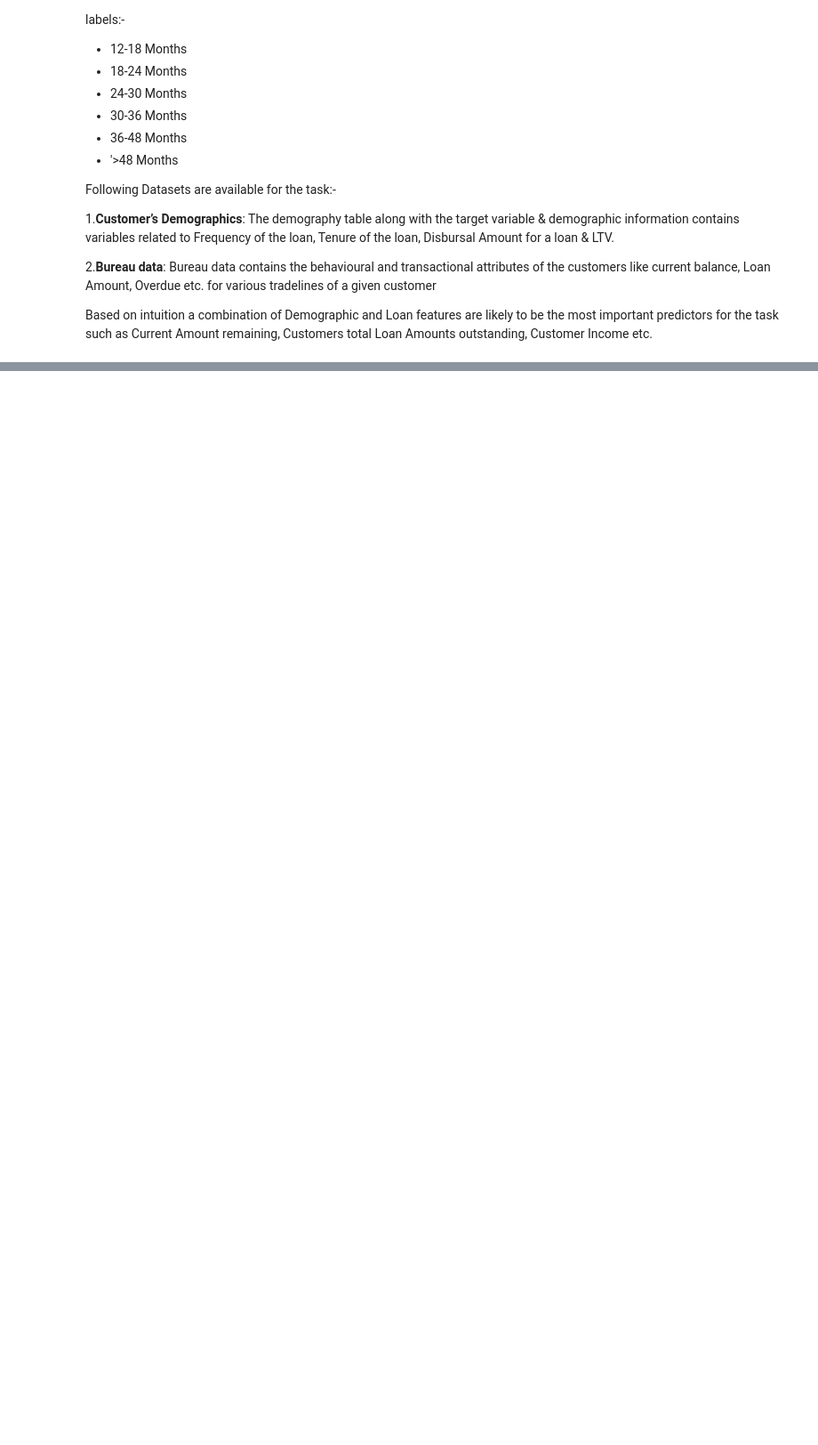
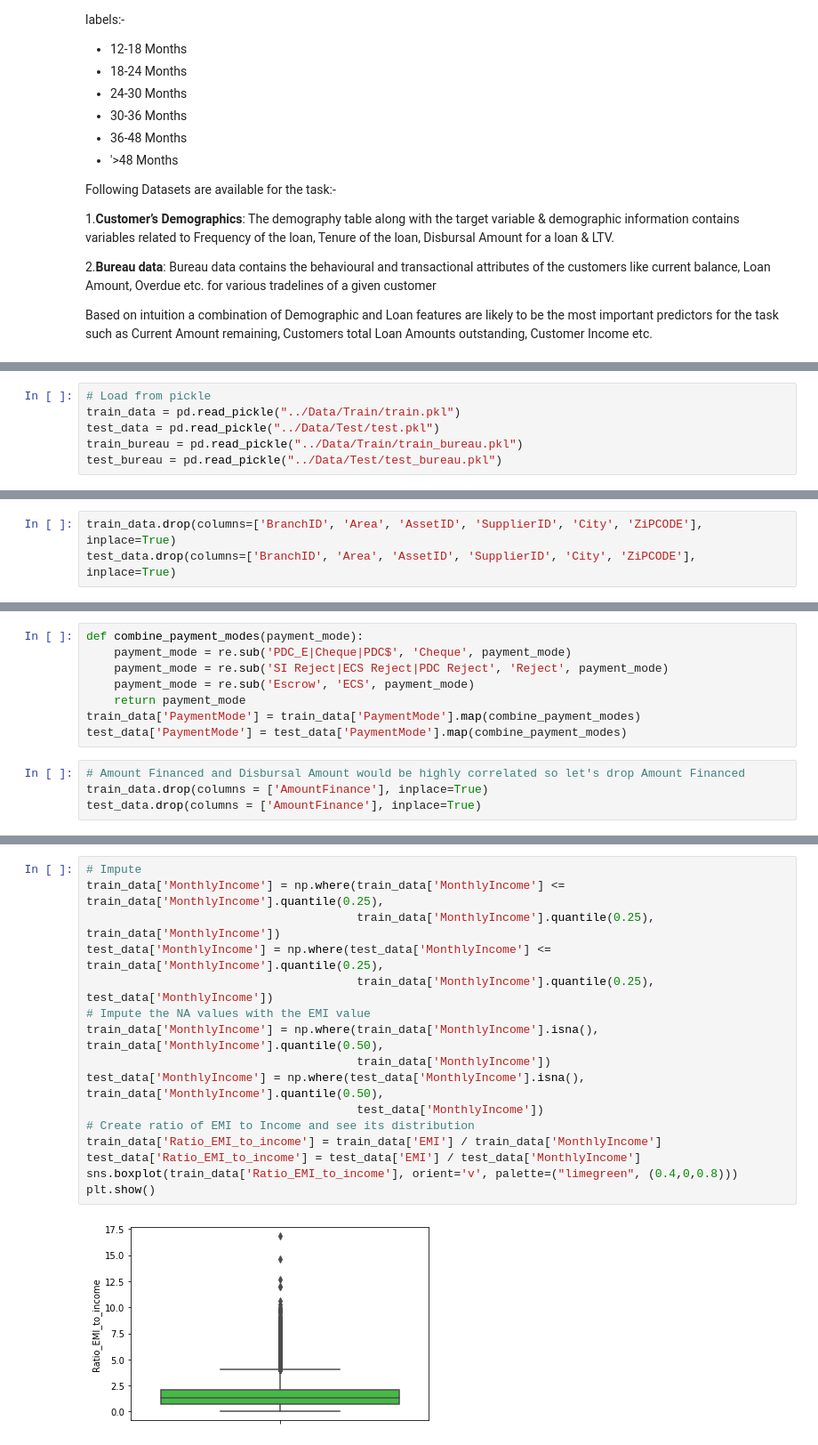
Before and after one commit to soumadiptya/LTFS-Finhack-3, a Jupyter notebook: Code/LTFS FinHack v0.1.ipynb, the cells around one changed output, grey strips where cells are left out. Shown at 89% size. Saved outputs shown, nothing was run; the diff lists cells and outputs as text; blank space fills up the shorter version.

```diff
--- a/Code/LTFS FinHack v0.1.ipynb
+++ b/Code/LTFS FinHack v0.1.ipynb
@@ -22,0 +65,6 @@ Based on intuition a combination of Demographic and Loan features are likely to
+# %%
+# Load from pickle
+train_data = pd.read_pickle("../Data/Train/train.pkl")
+test_data = pd.read_pickle("../Data/Test/test.pkl")
+train_bureau = pd.read_pickle("../Data/Train/train_bureau.pkl")
+test_bureau = pd.read_pickle("../Data/Test/test_bureau.pkl")
@@ -22,0 +117,3 @@ Based on intuition a combination of Demographic and Loan features are likely to
+# %%
+train_data.drop(columns=['BranchID', 'Area', 'AssetID', 'SupplierID', 'City', 'ZiPCODE'], inplace=True)
+test_data.drop(columns=['BranchID', 'Area', 'AssetID', 'SupplierID', 'City', 'ZiPCODE'], inplace=True)
@@ -22,0 +198,12 @@ Based on intuition a combination of Demographic and Loan features are likely to
+# %%
+def combine_payment_modes(payment_mode):
+    payment_mode = re.sub('PDC_E|Cheque|PDC$', 'Cheque', payment_mode)
+    payment_mode = re.sub('SI Reject|ECS Reject|PDC Reject', 'Reject', payment_mode)
+    payment_mode = re.sub('Escrow', 'ECS', payment_mode)
+    return payment_mode
+train_data['PaymentMode'] = train_data['PaymentMode'].map(combine_payment_modes)
+test_data['PaymentMode'] = test_data['PaymentMode'].map(combine_payment_modes)
+# %%
+# Amount Financed and Disbursal Amount would be highly correlated so let's drop Amount Financed
+train_data.drop(columns = ['AmountFinance'], inplace=True)
+test_data.drop(columns = ['AmountFinance'], inplace=True)
@@ -22,0 +226,18 @@ Based on intuition a combination of Demographic and Loan features are likely to
+# %%
+# Impute
+train_data['MonthlyIncome'] = np.where(train_data['MonthlyIncome'] <= train_data['MonthlyIncome'].quantile(0.25),
+                                       train_data['MonthlyIncome'].quantile(0.25), train_data['MonthlyIncome'])
+test_data['MonthlyIncome'] = np.where(test_data['MonthlyIncome'] <= train_data['MonthlyIncome'].quantile(0.25),
+                                       train_data['MonthlyIncome'].quantile(0.25), test_data['MonthlyIncome'])
+# Impute the NA values with the EMI value
+train_data['MonthlyIncome'] = np.where(train_data['MonthlyIncome'].isna(), train_data['MonthlyIncome'].quantile(0.50),
+                                       train_data['MonthlyIncome'])
+test_data['MonthlyIncome'] = np.where(test_data['MonthlyIncome'].isna(), train_data['MonthlyIncome'].quantile(0.50),
+                                       test_data['MonthlyIncome'])
+# Create ratio of EMI to Income and see its distribution
+train_data['Ratio_EMI_to_income'] = train_data['EMI'] / train_data['MonthlyIncome']
+test_data['Ratio_EMI_to_income'] = test_data['EMI'] / test_data['MonthlyIncome']
+sns.boxplot(train_data['Ratio_EMI_to_income'], orient='v', palette=("limegreen", (0.4,0,0.8)))
+plt.show()
+# %% [output]
+[figure, added]
```
Also changed, not shown: parts of 98 cells of this notebook, 1 other file.
